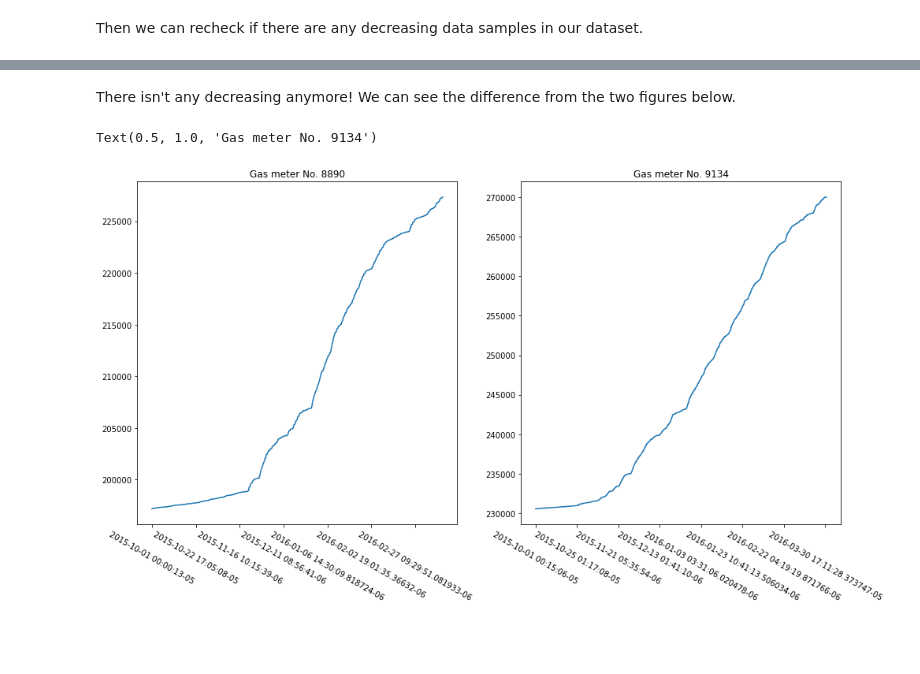
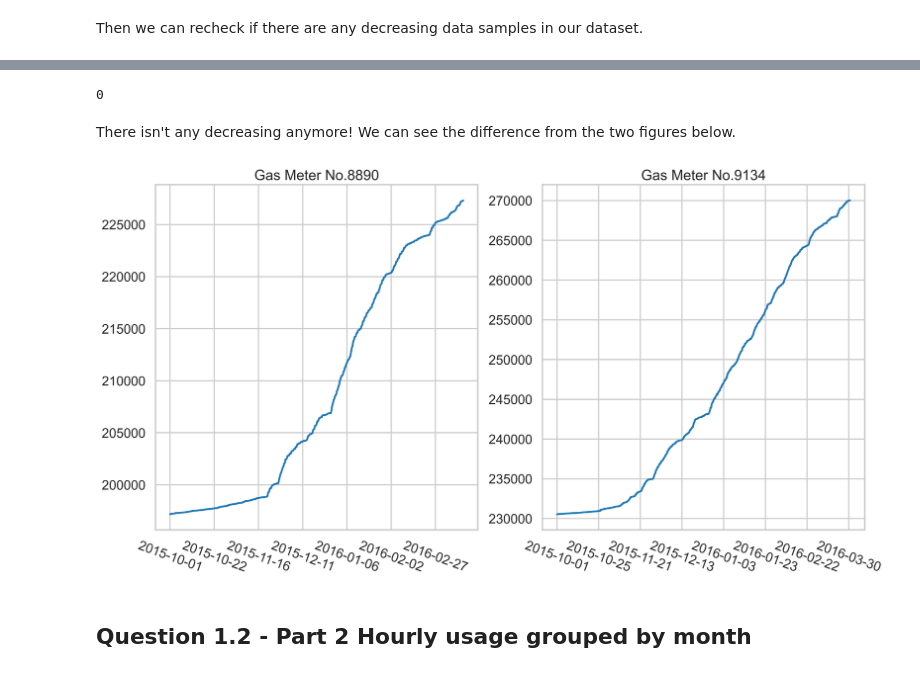
Before and after one commit to felixnie/EE4211-Project, a Jupyter notebook: Question1.ipynb, the cells around one changed output, grey strips where cells are left out. Drawn from its saved outputs; the diff is of its cells as text; code cells hidden in the pictures; blank space fills up the shorter version.

```diff
--- a/Question1.ipynb
+++ b/Question1.ipynb
@@ -82,0 +237,4 @@ plt.xticks(rotation=-30)
+# %%
+grouped_list = list(grouped)
+interval_threshold = 240 #if a meter has not updated itself more than this threshold (hours)
+                             #we think it is a candidate of faulted meter
@@ -82,0 +324,8 @@ plt.xticks(rotation=-30)
+# %%
+long_stop_times = []
+for i in range(len(unchanged_id)):
+    long_stop_times.append(len(unchanged_time[i]))
+
+data_summary = {'dataid':unchanged_id,'report times':report_times,'Long stop time(s)':long_stop_times}
+data_summary = pd.DataFrame(data_summary)
+data_summary
@@ -148,16 +425,21 @@ print(defect_df)
 # %% [markdown]
 Now let's get the data prettier.
 # %%
-for key,group in grouped:
-    val = group.meter_value.values
-    diff = val[1:] - val[:-1]
-    defect_time = np.where(diff < 0)[0] + 1
-    if len(defect_time):
-        for i in range(1,len(val)):
-            if val[i] > val[-1]:
-                val[i] = val[i - 1]
-            elif val[i] < val[i - 1]:
-                val[i] = val[i - 1]
-        df.loc[df['dataid'] == key, 'meter_value'] = val
+def rectify(df):
+    grouped = df.groupby(['dataid'])
+    for key,group in grouped:
+        val = group.meter_value.values
+        diff = val[1:] - val[:-1]
+        defect_time = np.where(diff < 0)[0] + 1
+        if len(defect_time):
+            for i in range(1,len(val)):
+                if val[i] > val[-1]:
+                    val[i] = val[i - 1]
+                elif val[i] < val[i - 1]:
+                    val[i] = val[i - 1]
+            df.loc[df['dataid'] == key, 'meter_value'] = val
+    return df
+# %%
+df = rectify(df)
 # %% [markdown]
 Then we can recheck if there are any decreasing data samples in our dataset.
@@ -179,25 +446,17 @@ No glitches found.
+# %%
+defect_id = find_decrease(df)
+len(defect_id)
+# %% [output]
+0
 # %% [markdown]
 There isn't any decreasing anymore! We can see the difference from the two figures below.
-# %%
-group = grouped.get_group(8890)
-t = group.localminute.values
-val = group.meter_value.values
-s = pd.Series(val, index=t)
-
-plt.subplot(121)
-s.plot(figsize=(16, 8))
-plt.xticks(rotation=-30)
-plt.title("Gas meter No. 8890")
-
-group = grouped.get_group(9134)
-t = group.localminute.values
-val = group.meter_value.values
-s = pd.Series(val, index=t)
-
-plt.subplot(122)
-s.plot(figsize=(16, 8))
-plt.xticks(rotation=-30)
-plt.title("Gas meter No. 9134")
-# %% [output]
-Text(0.5, 1.0, 'Gas meter No. 9134')
-[figure, removed]
+# %%
+plt.subplot(121)
+plot_group(8890,df)
+
+plt.subplot(122)
+plot_group(9134,df)
+# %% [output]
+[figure, added]
+# %% [markdown]
+## Question 1.2 - Part 2 Hourly usage grouped by month
```
Also changed, not shown: parts of 55 cells of this notebook.
